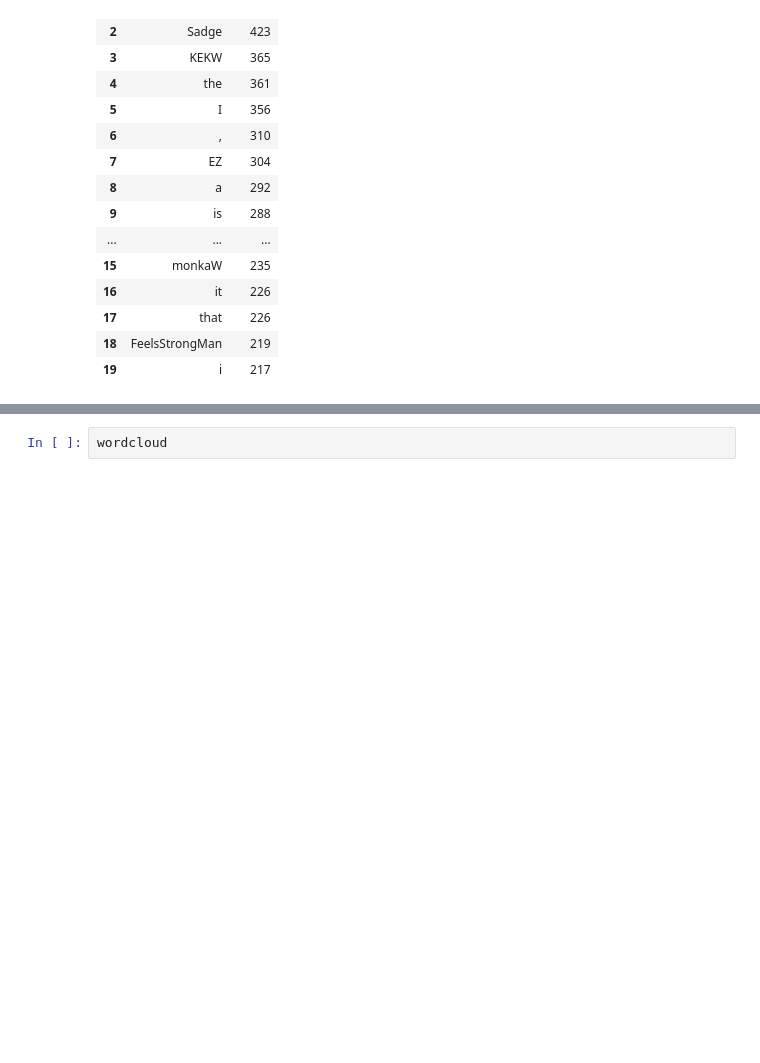
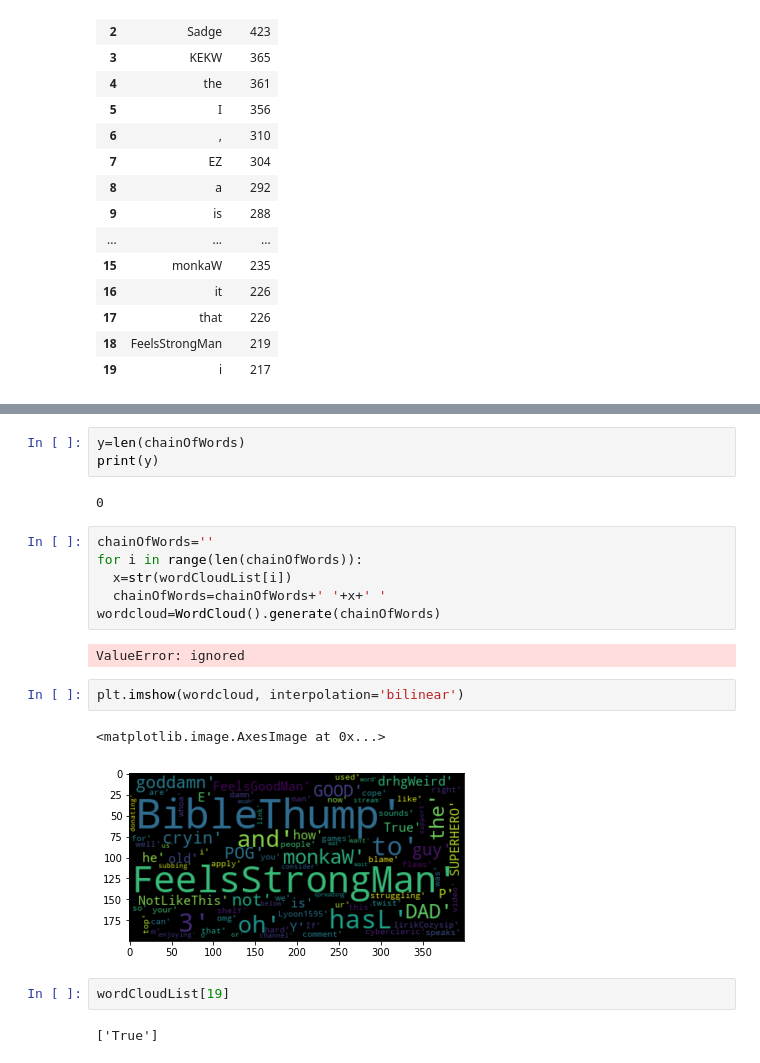
Before and after one commit to KonradKomor/Alcohol-Consumption-in-group-of-students, a Jupyter notebook: TwitchChatAnalysis.ipynb, the cells around one changed output, grey strips where cells are left out. Drawn from its saved outputs; the diff is of its cells as text; blank space fills up the shorter version.

```diff
--- a/TwitchChatAnalysis.ipynb
+++ b/TwitchChatAnalysis.ipynb
@@ -162,5 +163,25 @@ fig= px.bar(data_frame=datacloud, x='word',y='count')
 fig.show()
 # %% [output]
 [interactive output not drawn]
-# %%
-wordcloud
+# %%
+y=len(chainOfWords)
+print(y)
+# %% [output]
+0
+# %%
+chainOfWords=''
+for i in range(len(chainOfWords)):
+  x=str(wordCloudList[i])
+  chainOfWords=chainOfWords+' '+x+' '
+wordcloud=WordCloud().generate(chainOfWords)
+# %% [output]
+ValueError: ignored
+# %%
+plt.imshow(wordcloud, interpolation='bilinear')
+# %% [output]
+<matplotlib.image.AxesImage at 0x...>
+[figure, added]
+# %%
+wordCloudList[19]
+# %% [output]
+['True']
```
Also changed, not shown: parts of 2 cells of this notebook.
